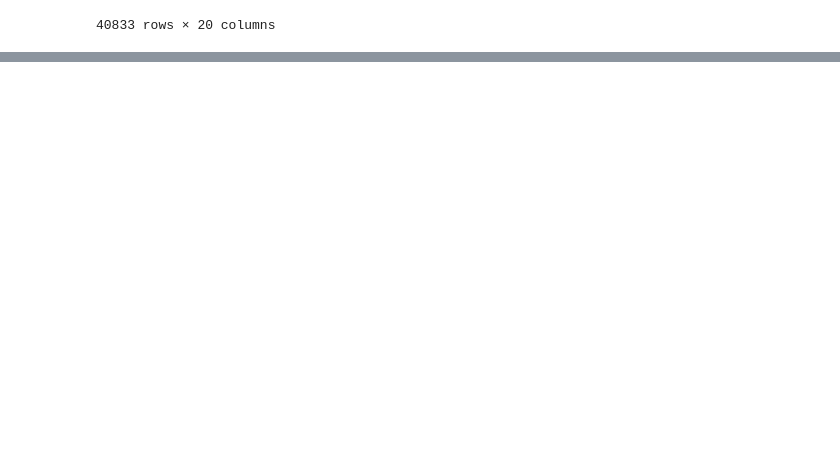
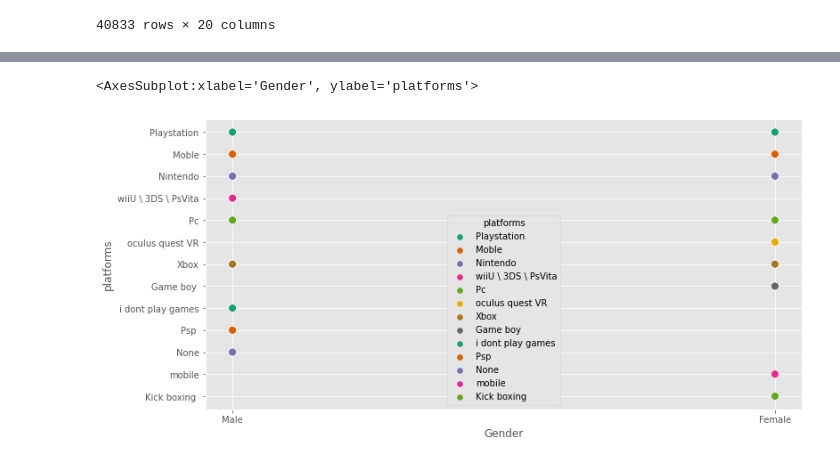
Before and after one commit to OmarEmad313/video-game-recommendation, a Jupyter notebook: Game recommendation-checkpoint.ipynb, the cells around one changed output, grey strips where cells are left out. Cells and saved outputs as stored; diff of their text form; code cells hidden in the pictures; blank space fills up the shorter version.

```diff
--- a/Game recommendation-checkpoint.ipynb
+++ b/Game recommendation-checkpoint.ipynb
@@ -117,0 +229,5 @@ display(df)
+# %%
+sns.scatterplot(x="Gender",y="platforms", hue="platforms", data=df, palette="Dark2", s=80)
+# %% [output]
+<AxesSubplot:xlabel='Gender', ylabel='platforms'>
+[figure, added]
```
Also changed, not shown: parts of 40 cells of this notebook, 2 other files.
